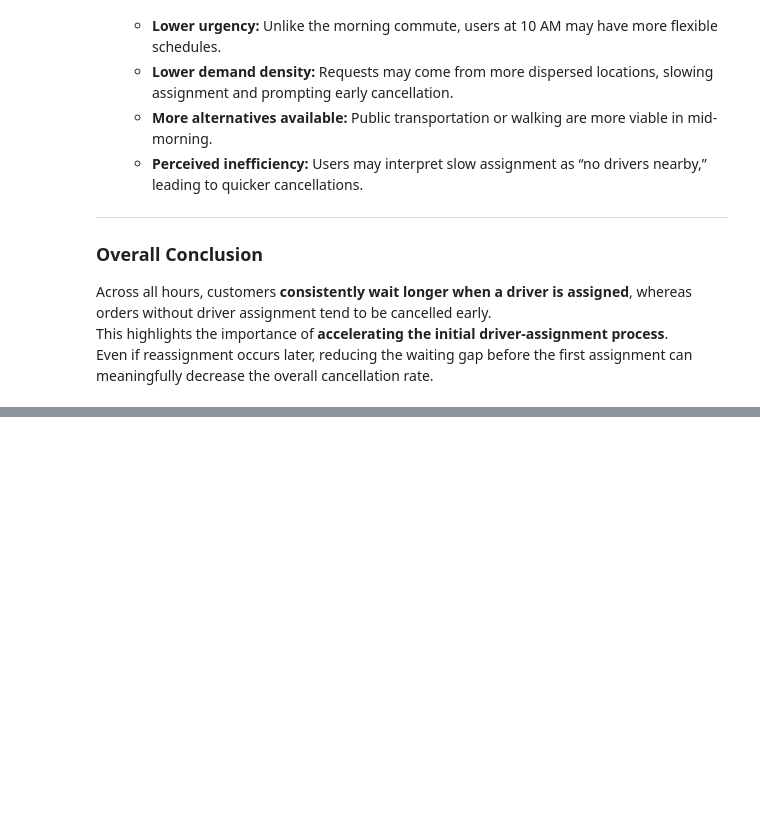
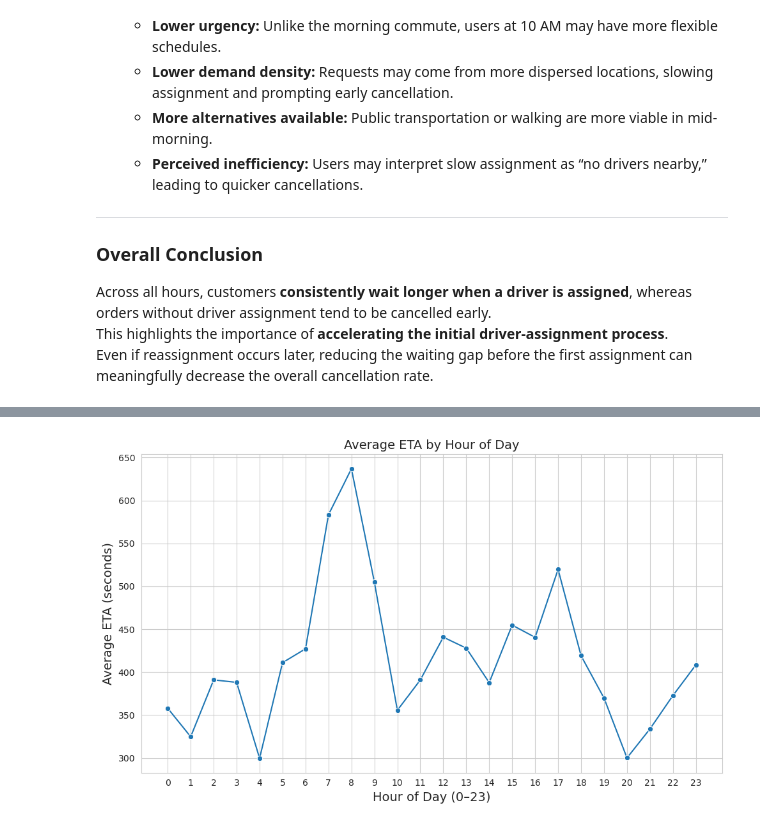
Before and after one commit to rsm-chl307/Insights-from-Failed-Orders, a Jupyter notebook: code/insights_from_failed_orders_jf.ipynb, the cells around one changed output, grey strips where cells are left out. Drawn from its saved outputs; the diff is of its cells as text; code cells hidden in the pictures; blank space fills up the shorter version.

Commit message:
task 4

```diff
--- a/code/insights_from_failed_orders_jf.ipynb
+++ b/code/insights_from_failed_orders_jf.ipynb
@@ -441,0 +444,2 @@ Even if reassignment occurs later, reducing the waiting gap before the first ass
+# %%
+df_task4 = orders_failures[orders_failures['m_order_eta'].notna()].copy()
@@ -441,0 +460,26 @@ Even if reassignment occurs later, reducing the waiting gap before the first ass
+# %%
+eta_hourly = (
+    df_task4.groupby('order_hour')['m_order_eta']
+            .mean()
+            .reset_index()
+)
+# %%
+# Line Chart
+sns.set_style("whitegrid")
+plt.figure(figsize=(10, 6))
+
+sns.lineplot(
+    data=eta_hourly,
+    x='order_hour',
+    y='m_order_eta',
+    marker='o'
+)
+
+plt.title("Average ETA by Hour of Day", fontsize=14)
+plt.xlabel("Hour of Day (0–23)", fontsize=14)
+plt.ylabel("Average ETA (seconds)", fontsize=14)
+plt.xticks(range(24))
+plt.tight_layout()
+plt.show()
+# %% [output]
+[figure, added]
```
Also changed, not shown: parts of 5 cells of this notebook.
